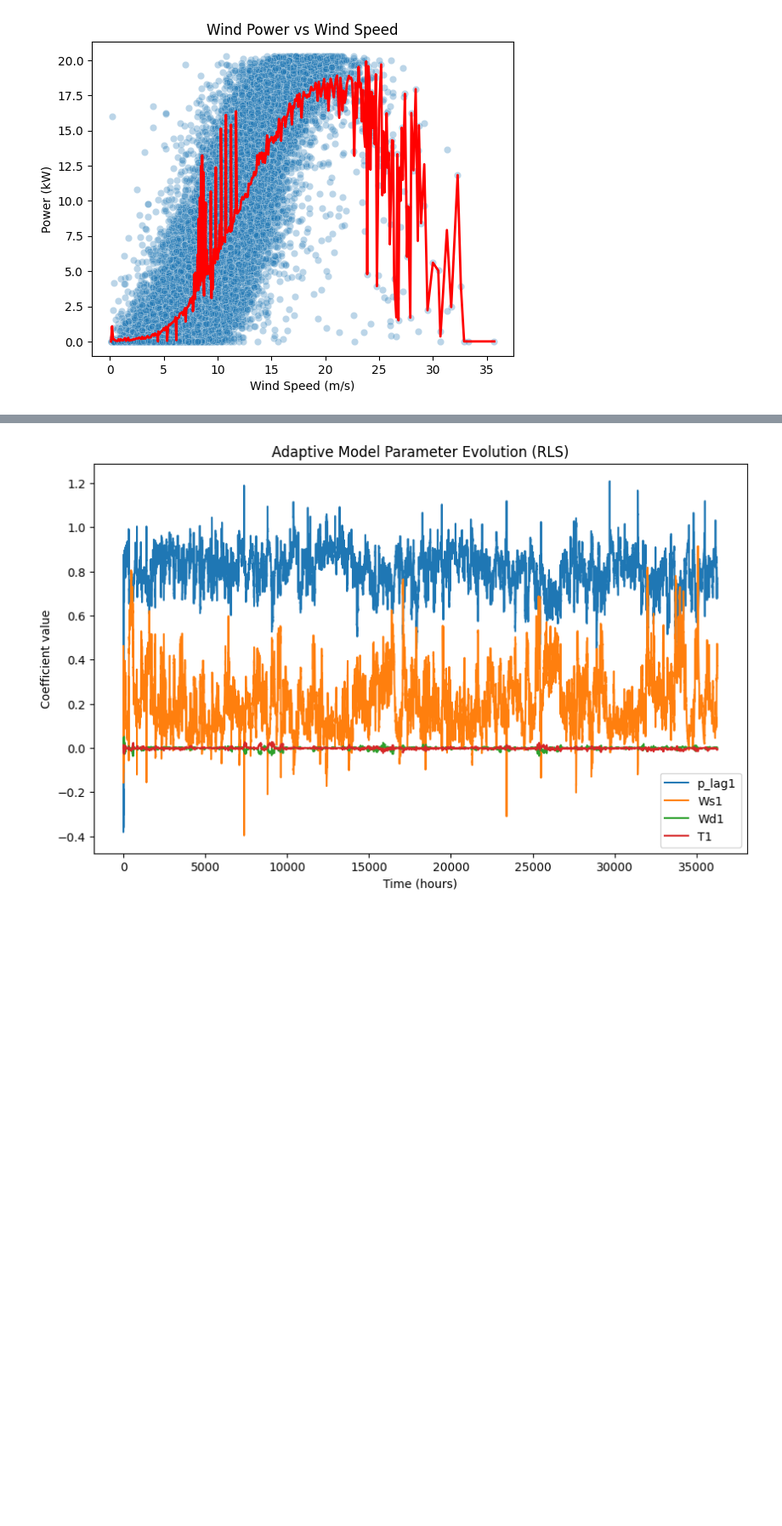
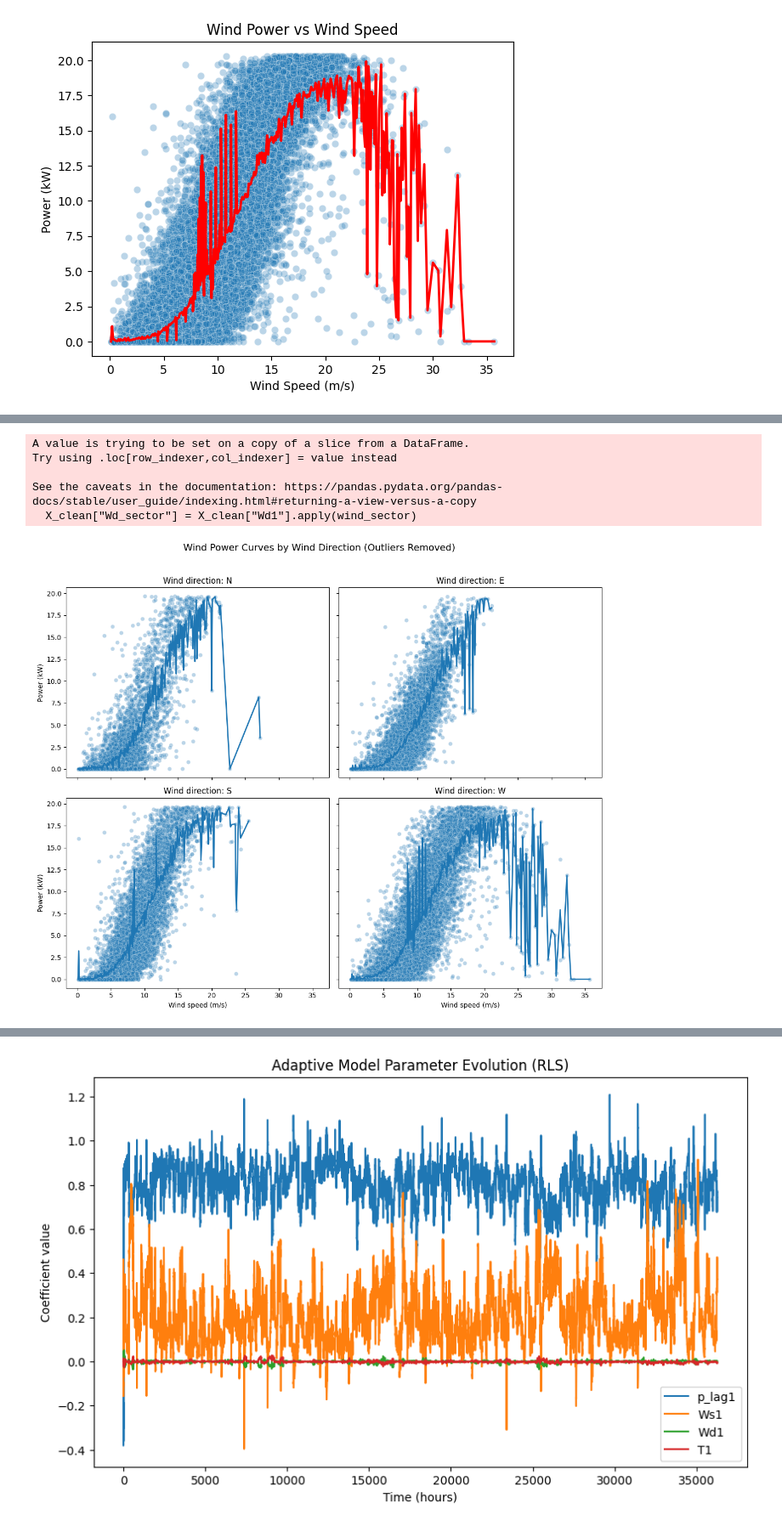
Before and after one commit to chrjx/AdvTSA, a Jupyter notebook: assignment4/tamas_preliminary/baseline_start.ipynb, the cells around one changed output, grey strips where cells are left out. Shown at 85% size. Saved outputs shown, nothing was run; the diff lists cells and outputs as text; code cells hidden in the pictures; blank space fills up the shorter version.

```diff
--- a/assignment4/tamas_preliminary/baseline_start.ipynb
+++ b/assignment4/tamas_preliminary/baseline_start.ipynb
@@ -103,3 +151,63 @@ plt.show()
+# %%
+# Outlier removal (power-based)
+low_q = X["p"].quantile(0.01)
+high_q = X["p"].quantile(0.99)
+
+X_clean = X[(X["p"] >= low_q) & (X["p"] <= high_q)]
+# %%
+def wind_sector(deg):
+    if (deg >= 315) or (deg < 45):
+        return "N"
+    elif 45 <= deg < 135:
+        return "E"
+    elif 135 <= deg < 225:
+        return "S"
+    else:
+        return "W"
+
+X_clean["Wd_sector"] = X_clean["Wd1"].apply(wind_sector)
+
+fig, axes = plt.subplots(2, 2, figsize=(12, 10), sharex=True, sharey=True)
+axes = axes.flatten()
+
+sectors = ["N", "E", "S", "W"]
+
+for ax, sector in zip(axes, sectors):
+    data_sec = X_clean[X_clean["Wd_sector"] == sector]
+
+    # Scatter
+    sns.scatterplot(
+        data=data_sec,
+        x="Ws1",
+        y="p",
+        alpha=0.3,
+        ax=ax,
+        legend=False
+    )
+
+    # Mean curve
+    mean_curve = (
+        data_sec.groupby("Ws1")["p"]
+        .mean()
+        .reset_index()
+    )
+
+    ax.plot(mean_curve["Ws1"], mean_curve["p"], linewidth=2)
+
+    ax.set_title(f"Wind direction: {sector}")
+    ax.set_xlabel("Wind speed (m/s)")
+    ax.set_ylabel("Power (kW)")
+
+plt.suptitle("Wind Power Curves by Wind Direction (Outliers Removed)", fontsize=14)
+plt.tight_layout(rect=[0, 0, 1, 0.96])
+plt.show()
+# %% [output]
+A value is trying to be set on a copy of a slice from a DataFrame.
+Try using .loc[row_indexer,col_indexer] = value instead
+
+See the caveats in the documentation: https://pandas.pydata.org/pandas-docs/stable/user_guide/indexing.html#returning-a-view-versus-a-copy
+  X_clean["Wd_sector"] = X_clean["Wd1"].apply(wind_sector)
+[figure, added]
 # %%
 from sklearn.preprocessing import PolynomialFeatures
 from sklearn.linear_model import LinearRegression
```
Also changed, not shown: parts of 5 cells of this notebook, 4 other files.
